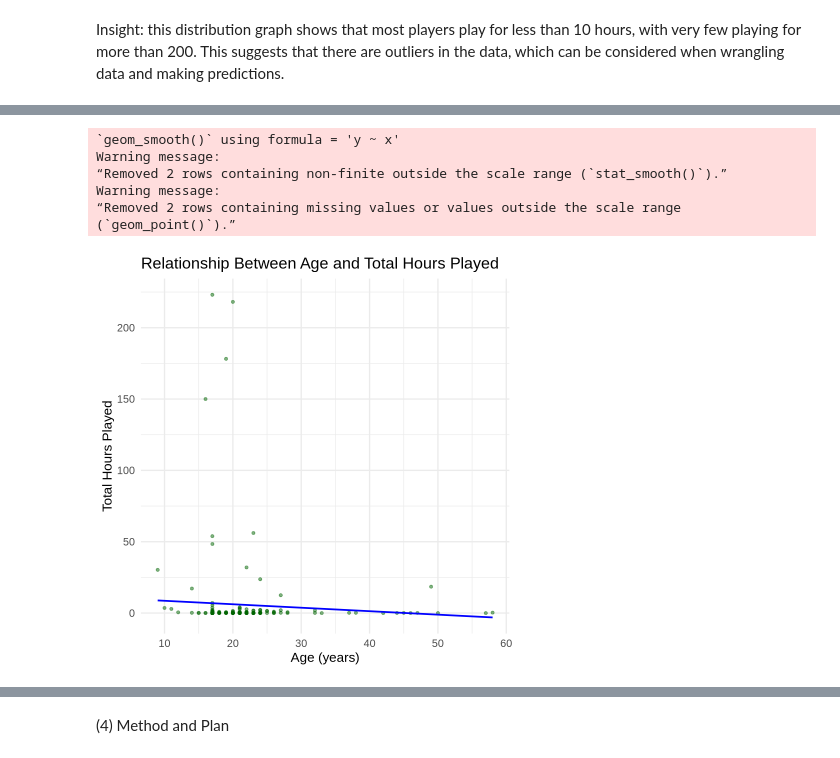
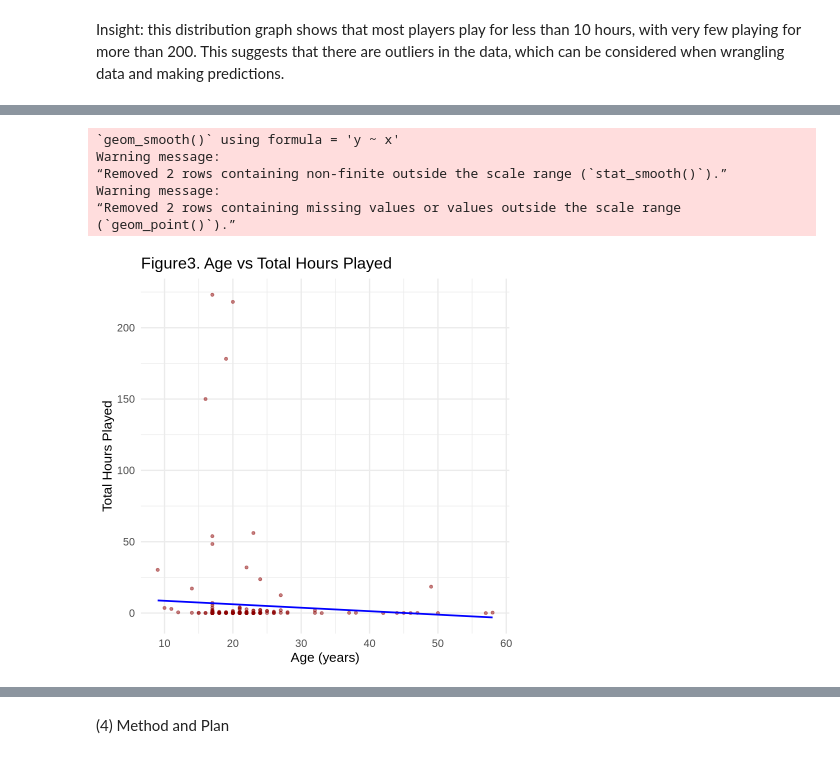
Before and after one commit to owenchen06/dsci-100-group-project-owen, a Jupyter notebook: individual.ipynb, the cells around one changed output, grey strips where cells are left out. Drawn from its saved outputs; the diff is of its cells as text; code cells hidden in the pictures.

Commit message:
Added insight paragrpahs for each figure
I also changed all the figure names so that it can be more easily tracked

```diff
--- a/individual.ipynb
+++ b/individual.ipynb
@@ -137,19 +139,19 @@ average_hours_played_experience
 # %%
-Total_hours_played_age<- ggplot(player_data, aes(x = Age, y = played_hours)) +
-  geom_point(alpha = 0.5, color = "darkgreen") +
+Total_hours_played_age<-ggplot(player_data, aes(x = Age, y = played_hours)) +
+  geom_point(alpha = 0.5, color = "darkred") +
   geom_smooth(method = "lm", se = FALSE, color = "blue") +
   labs(
-    title = "Relationship Between Age and Total Hours Played",
+    title = "Figure3. Age vs Total Hours Played",
     x = "Age (years)",
     y = "Total Hours Played"
   ) +
   theme_minimal(base_size = 16)
 Total_hours_played_age
 # %% [output]
 `geom_smooth()` using formula = 'y ~ x'
 Warning message:
 “Removed 2 rows containing non-finite outside the scale range (`stat_smooth()`).”
 Warning message:
 “Removed 2 rows containing missing values or values outside the scale range
 (`geom_point()`).”
-[figure, old version]
+[figure, new version]
```
Also changed, not shown: parts of 6 cells of this notebook.
